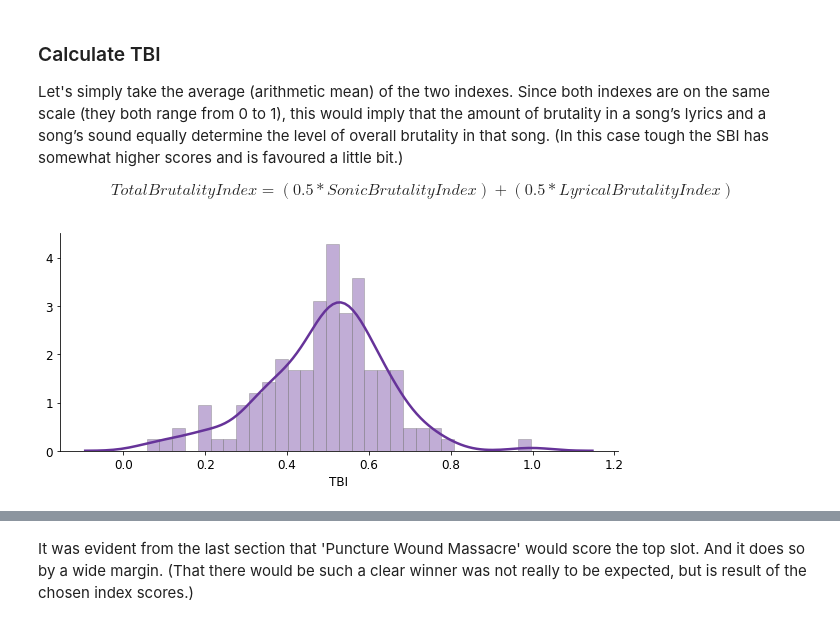
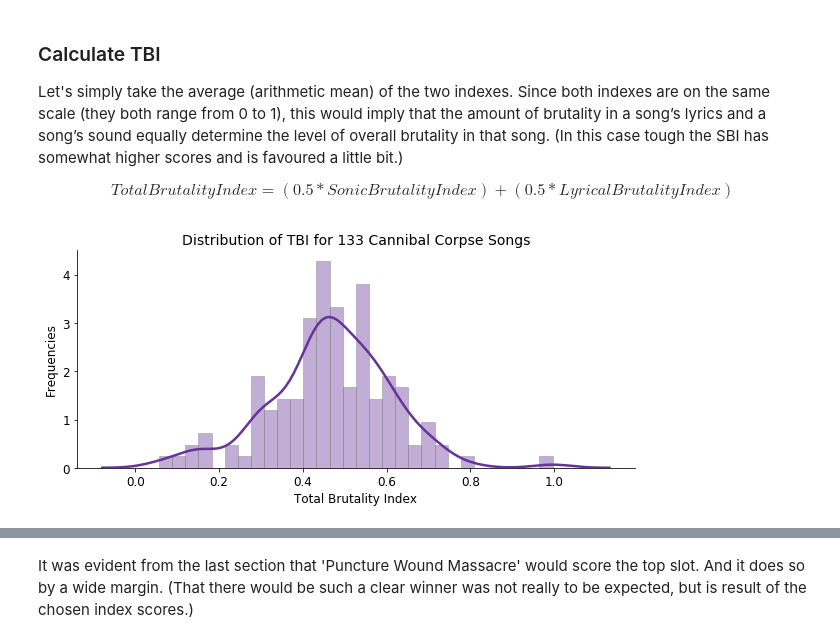
Before and after one commit to rbuerki/most-brutal-cannibal-corpse, a Jupyter notebook: 2-Text-Analysis-Lyrics.ipynb, the cells around one changed output, grey strips where cells are left out. Drawn from its saved outputs; the diff is of its cells as text; code cells hidden in the pictures.

```diff
--- a/2-Text-Analysis-Lyrics.ipynb
+++ b/2-Text-Analysis-Lyrics.ipynb
@@ -115,6 +116,7 @@ lexicon['anti_valence'] = lexicon['valence'].apply(lambda x: 1-x)
 wbi = minmax_scale(lexicon['anti_valence'] + lexicon['arousal'])
 lexicon['wbi'] = wbi
 lexicon.drop(['valence', 'dominance'], axis=1, inplace=True)
+lexicon = lexicon.sort_values(['wbi'], ascending=False).reset_index(drop=True)
 # %%
 # Check results ...
 display(lexicon.nlargest(10, 'wbi'))
@@ -158,4 +163,4 @@ Let's say that the top 20% of WBI scores are the 'brutal' words. This will be th
 # %%
-wbi_threshold = np.percentile(lexicon['wbi'], 80)
+wbi_threshold = np.percentile(lexicon['wbi'], 95)
 print("WBI-threshold for 'brutal' words:", round(wbi_threshold, 3))
 # %% [output]
@@ -299,4 +325,4 @@ def scrape_lyrics(songlist):
         lyrics_dict[title] = retrieve_lyrics(song_id)
     return lyrics_dict
 # %%
-lyrics_dict = scrape_lyrics(songlist)
+# lyrics_dict = scrape_lyrics(songlist)
@@ -492,11 +537,14 @@ $$Total Brutality Index = (0.5 * Sonic Brutality Index) + (0.5 * Lyrical Brutali
 # %%
 song_data['TBI'] = (song_data['sbi'] * 0.5) + (song_data['lbi'] * 0.5)
 # %%
-# Visualize distribution of lbi and sbi AFTER normalization
+# Visualize distribution of the TBI
 fig, ax = plt.subplots(figsize=(10,4))
-sns.distplot(song_data['TBI'], color='rebeccapurple', bins=30, label='TBI', hist_kws={'edgecolor': 'grey'});
+sns.distplot(song_data['TBI'], color='rebeccapurple', bins=30, label='TBI', hist_kws={'edgecolor': 'grey'})
+ax.set_xlabel("Total Brutality Index")
+ax.set_ylabel("Frequencies")
+ax.set_title("Distribution of TBI for 133 Cannibal Corpse Songs",size=14);
 # %% [output]
-[figure, old version]
+[figure, new version]
 # %%
 # Display the most brutal songs
 song_data.nlargest(5, 'TBI')
```
Also changed, not shown: parts of 25 cells of this notebook.
